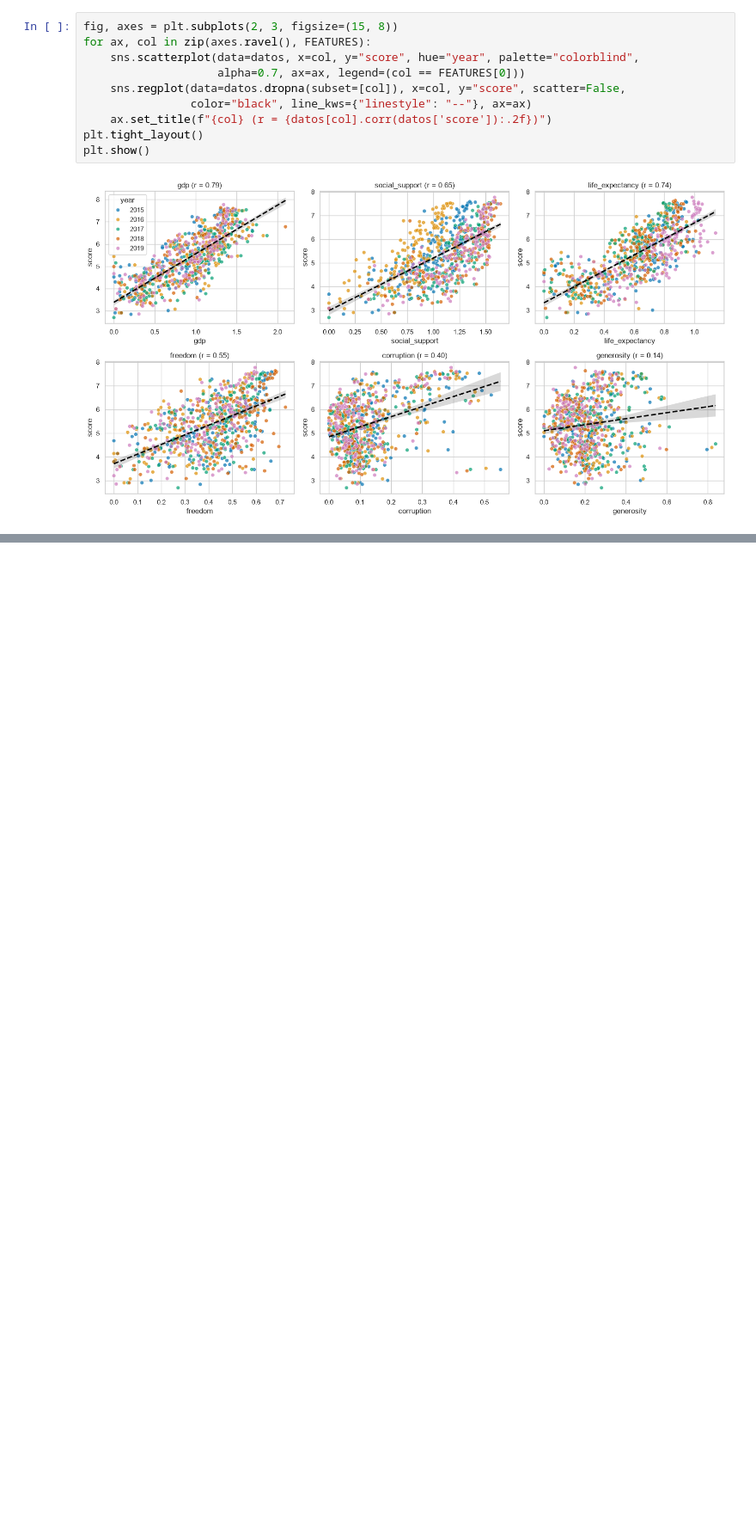
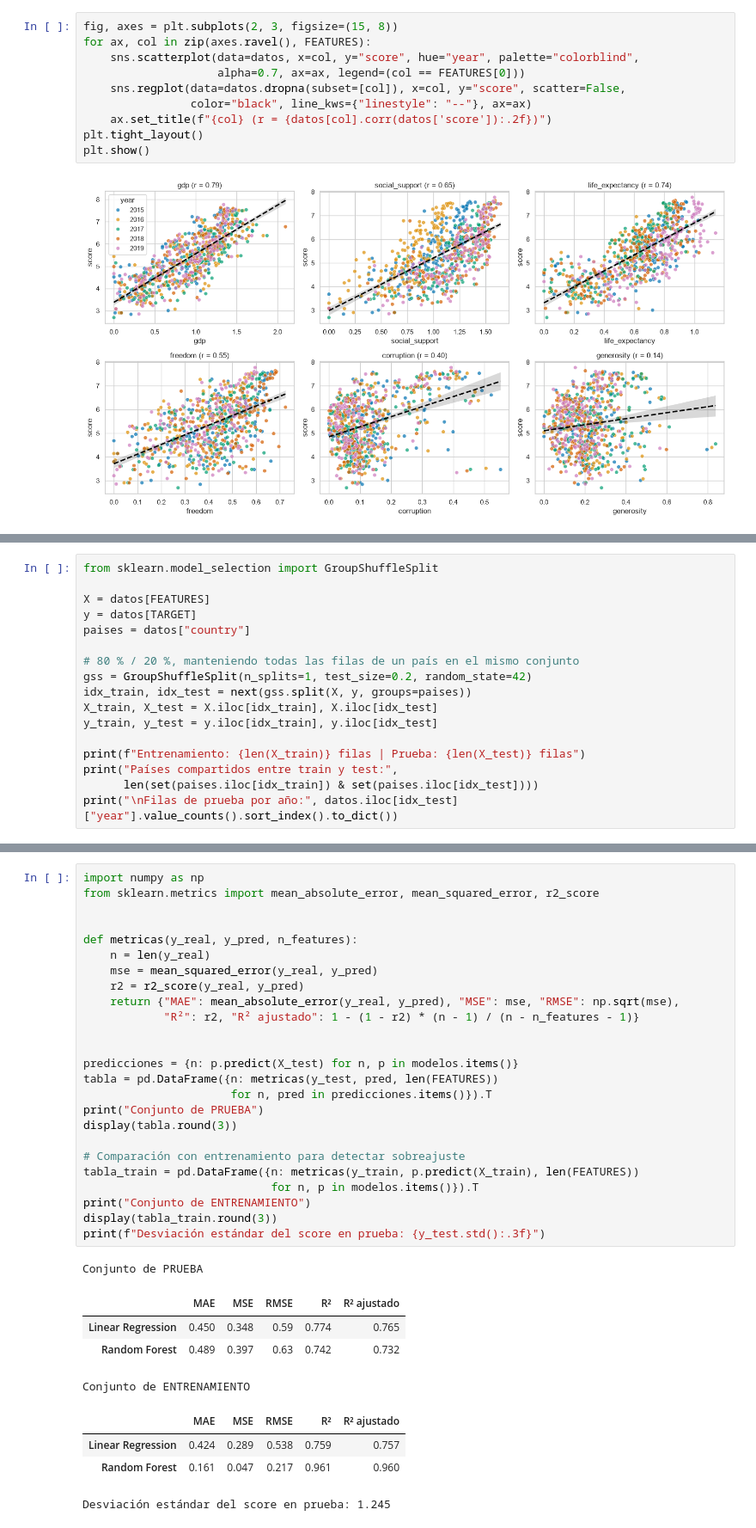
Before and after one commit to andrescam2026/ETL-WORKSHOP-03, a Jupyter notebook: notebooks/analysis.ipynb, the cells around one changed output, grey strips where cells are left out. Shown at 86% size. Saved outputs shown, nothing was run; the diff lists cells and outputs as text; blank space fills up the shorter version.

```diff
--- a/notebooks/analysis.ipynb
+++ b/notebooks/analysis.ipynb
@@ -479,0 +528,17 @@ plt.show()
+# %%
+from sklearn.model_selection import GroupShuffleSplit
+
+X = datos[FEATURES]
+y = datos[TARGET]
+paises = datos["country"]
+
+# 80 % / 20 %, manteniendo todas las filas de un país en el mismo conjunto
+gss = GroupShuffleSplit(n_splits=1, test_size=0.2, random_state=42)
+idx_train, idx_test = next(gss.split(X, y, groups=paises))
+X_train, X_test = X.iloc[idx_train], X.iloc[idx_test]
+y_train, y_test = y.iloc[idx_train], y.iloc[idx_test]
+
+print(f"Entrenamiento: {len(X_train)} filas | Prueba: {len(X_test)} filas")
+print("Países compartidos entre train y test:",
+      len(set(paises.iloc[idx_train]) & set(paises.iloc[idx_test])))
+print("\nFilas de prueba por año:", datos.iloc[idx_test]["year"].value_counts().sort_index().to_dict())
@@ -479,0 +588,35 @@ plt.show()
+# %%
+import numpy as np
+from sklearn.metrics import mean_absolute_error, mean_squared_error, r2_score
+
+
+def metricas(y_real, y_pred, n_features):
+    n = len(y_real)
+    mse = mean_squared_error(y_real, y_pred)
+    r2 = r2_score(y_real, y_pred)
+    return {"MAE": mean_absolute_error(y_real, y_pred), "MSE": mse, "RMSE": np.sqrt(mse),
+            "R²": r2, "R² ajustado": 1 - (1 - r2) * (n - 1) / (n - n_features - 1)}
+
+
+predicciones = {n: p.predict(X_test) for n, p in modelos.items()}
+tabla = pd.DataFrame({n: metricas(y_test, pred, len(FEATURES))
+                      for n, pred in predicciones.items()}).T
+print("Conjunto de PRUEBA")
+display(tabla.round(3))
+
+# Comparación con entrenamiento para detectar sobreajuste
+tabla_train = pd.DataFrame({n: metricas(y_train, p.predict(X_train), len(FEATURES))
+                            for n, p in modelos.items()}).T
+print("Conjunto de ENTRENAMIENTO")
+display(tabla_train.round(3))
+print(f"Desviación estándar del score en prueba: {y_test.std():.3f}")
+# %% [output]
+Conjunto de PRUEBA
+|  | MAE | MSE | RMSE | R² | R² ajustado |
+| Linear Regression | 0.450 | 0.348 | 0.59 | 0.774 | 0.765 |
+| Random Forest | 0.489 | 0.397 | 0.63 | 0.742 | 0.732 |
+Conjunto de ENTRENAMIENTO
+|  | MAE | MSE | RMSE | R² | R² ajustado |
+| Linear Regression | 0.424 | 0.289 | 0.538 | 0.759 | 0.757 |
+| Random Forest | 0.161 | 0.047 | 0.217 | 0.961 | 0.960 |
+Desviación estándar del score en prueba: 1.245
```
Also changed, not shown: parts of 17 cells of this notebook, 8 other files.
